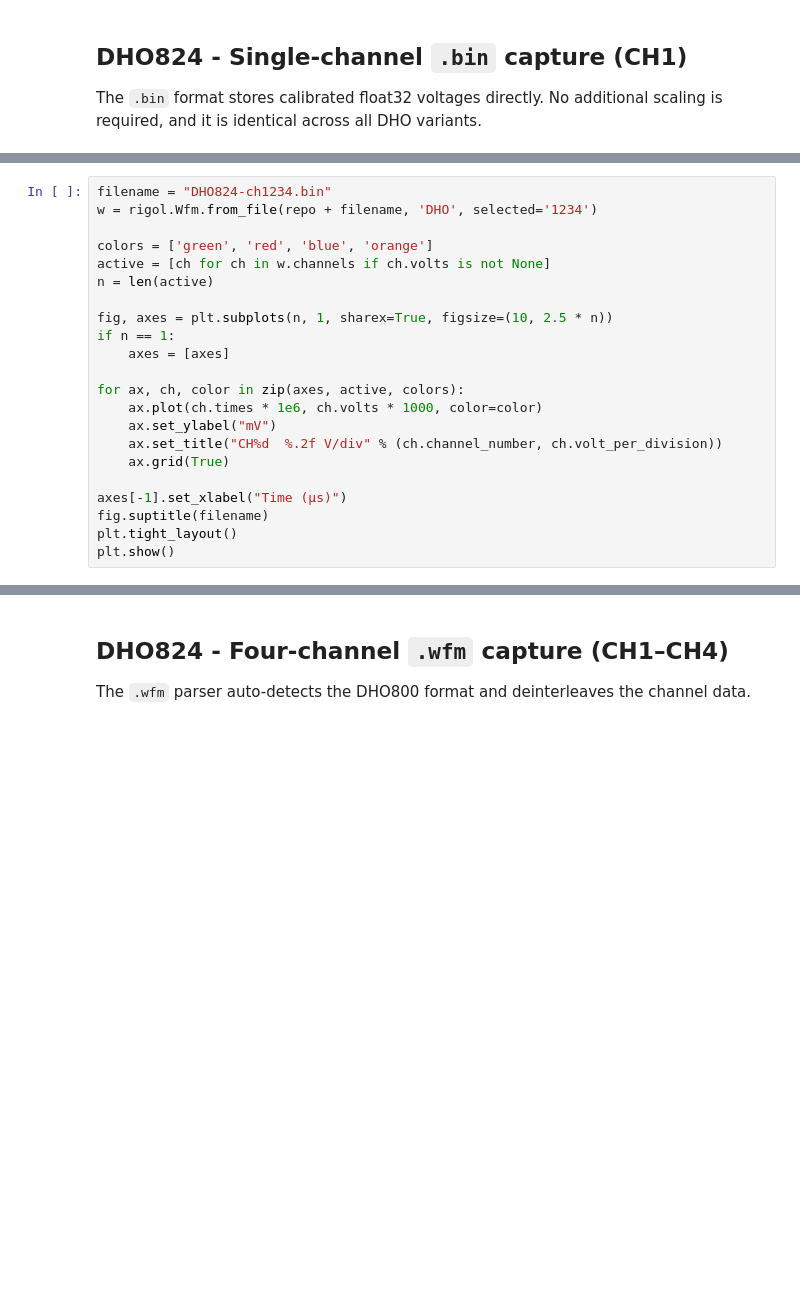
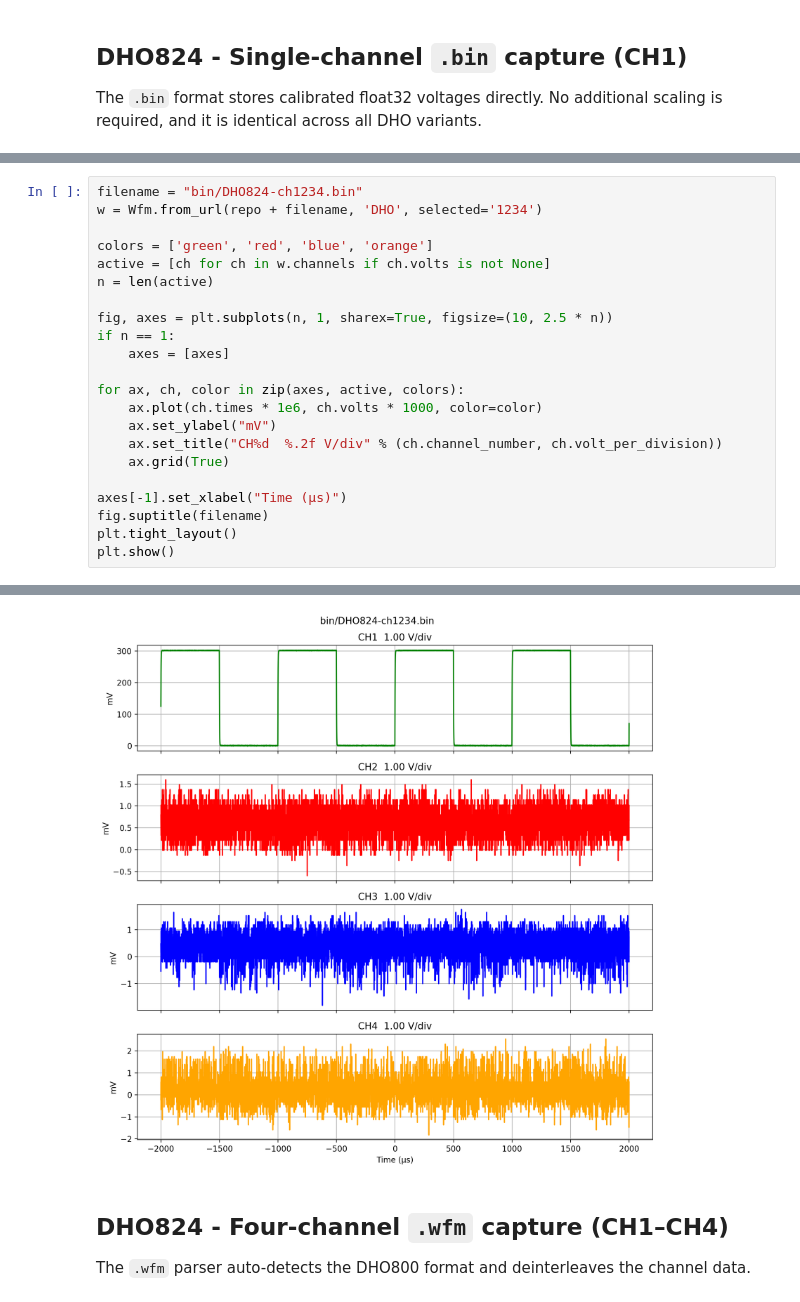
Before and after one commit to scottprahl/RigolWFM, a Jupyter notebook: docs/1-DHO800-Waveforms.ipynb, the cells around one changed output, grey strips where cells are left out. Saved outputs shown, nothing was run; the diff lists cells and outputs as text; blank space fills up the shorter version.

```diff
--- a/docs/1-DHO800-Waveforms.ipynb
+++ b/docs/1-DHO800-Waveforms.ipynb
@@ -103,6 +149,6 @@ plt.show()
 # %%
-filename = "DHO824-ch1234.bin"
-w = rigol.Wfm.from_file(repo + filename, 'DHO', selected='1234')
+filename = "bin/DHO824-ch1234.bin"
+w = Wfm.from_url(repo + filename, 'DHO', selected='1234')
 
 colors = ['green', 'red', 'blue', 'orange']
 active = [ch for ch in w.channels if ch.volts is not None]
@@ -122,3 +168,4 @@ axes[-1].set_xlabel("Time (µs)")
 fig.suptitle(filename)
 plt.tight_layout()
 plt.show()
+# %% [output]
@@ -125,3 +173,4 @@ plt.show()
+[figure, added]
 # %% [markdown]
 ## DHO824 - Four-channel `.wfm` capture (CH1–CH4)
 
```
Also changed, not shown: parts of 15 cells of this notebook, 25 other files.
